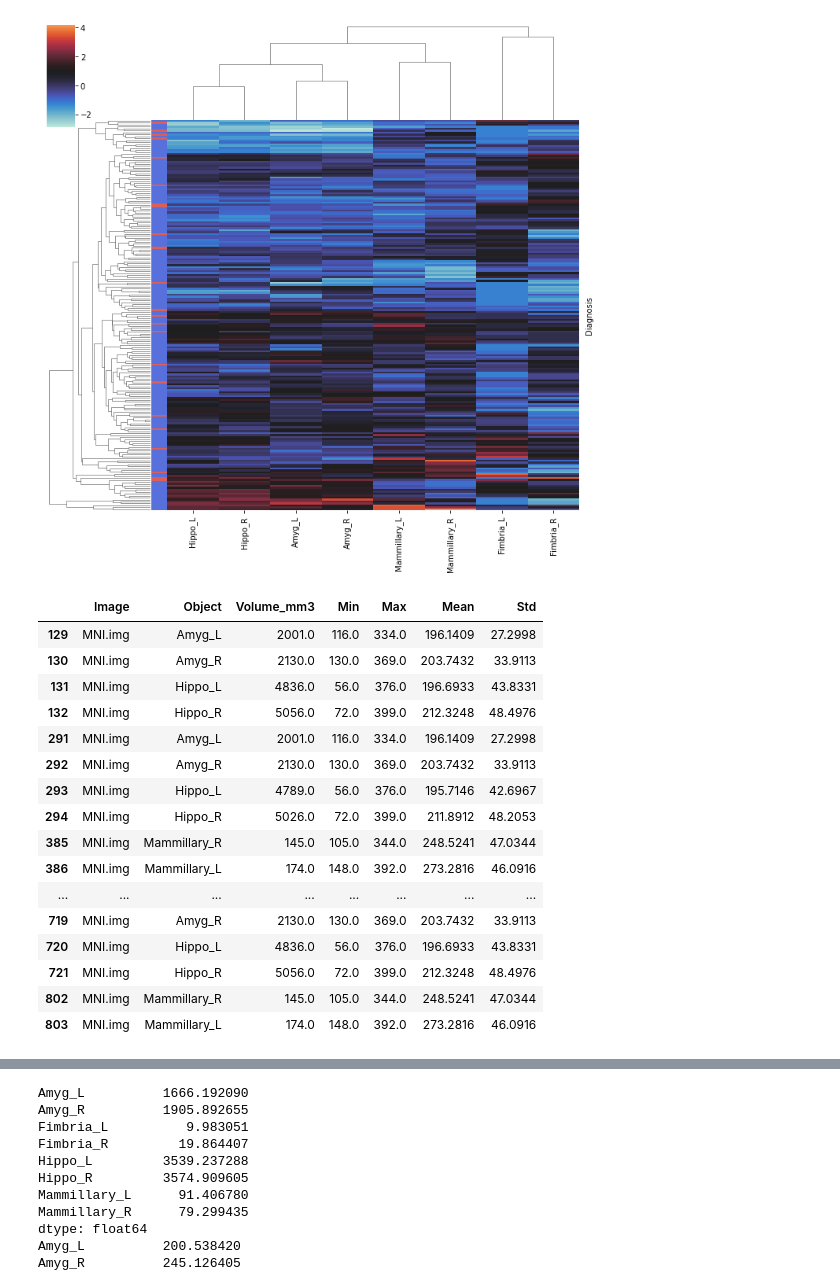
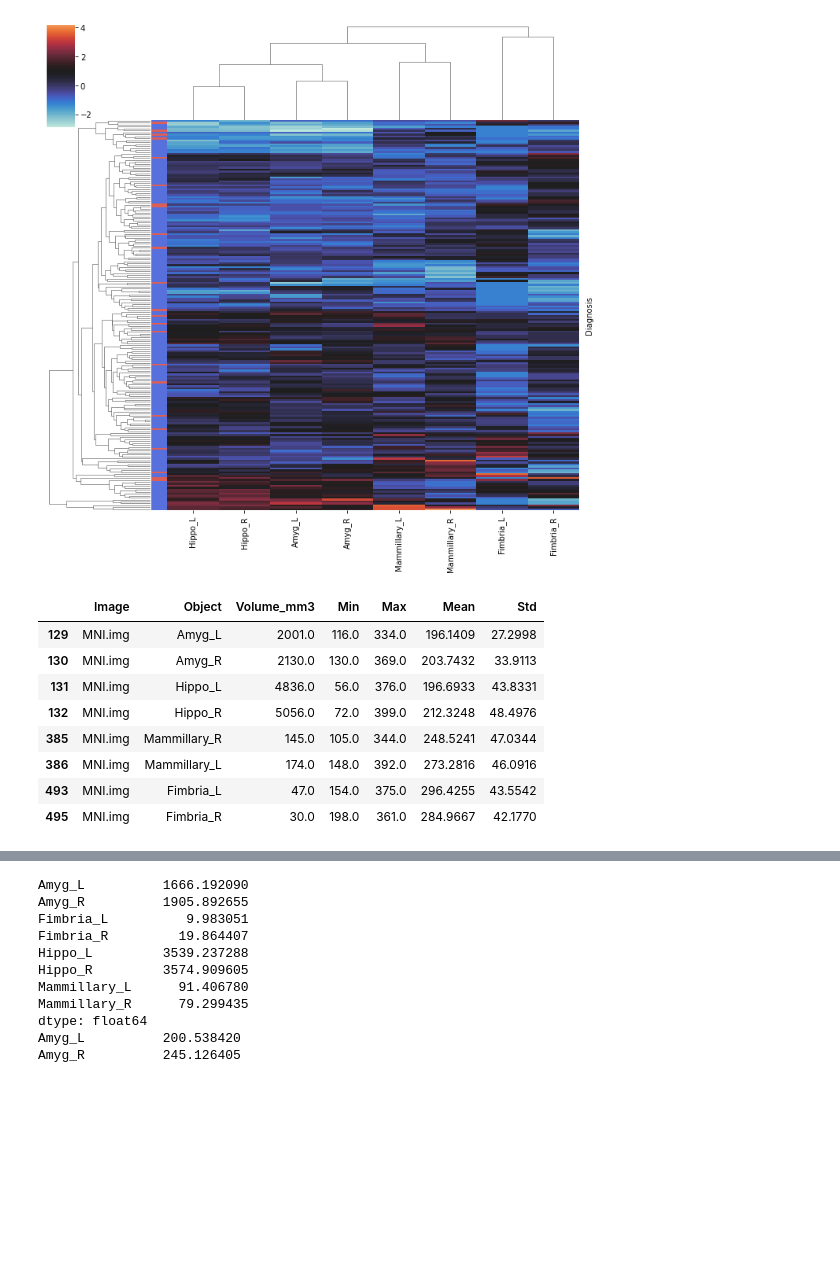
Before and after one commit to vivek-booshan/CompMed, a Jupyter notebook: analysis.ipynb, the cells around one changed output, grey strips where cells are left out. Saved outputs shown, nothing was run; the diff lists cells and outputs as text; code cells hidden in the pictures; blank space fills up the shorter version.

```diff
--- a/analysis.ipynb
+++ b/analysis.ipynb
@@ -95,28 +95,20 @@ cluster = sns.clustermap(
 # %%
 FILEPATH = "output/MNI_286Labels_corrected_stats.txt"
 MNI_stats = pd.read_csv(FILEPATH, sep="\t", skiprows=9, header=None).drop(columns=7)
 MNI_stats.columns = ['Image', 'Object', 'Volume_mm3', 'Min', 'Max', 'Mean', 'Std']
 
-MNI_BIOCARD_stats = MNI_stats[MNI_stats["Object"].isin(BIOCARD.columns)]
+MNI_BIOCARD_stats = MNI_stats[MNI_stats["Object"].isin(BIOCARD.columns)].drop_duplicates(subset="Object")
 MNI_BIOCARD_stats
 # %% [output]
 |  | Image | Object | Volume_mm3 | Min | Max | Mean | Std |
 | 129 | MNI.img | Amyg_L | 2001.0 | 116.0 | 334.0 | 196.1409 | 27.2998 |
 | 130 | MNI.img | Amyg_R | 2130.0 | 130.0 | 369.0 | 203.7432 | 33.9113 |
 | 131 | MNI.img | Hippo_L | 4836.0 | 56.0 | 376.0 | 196.6933 | 43.8331 |
 | 132 | MNI.img | Hippo_R | 5056.0 | 72.0 | 399.0 | 212.3248 | 48.4976 |
-| 291 | MNI.img | Amyg_L | 2001.0 | 116.0 | 334.0 | 196.1409 | 27.2998 |
-| 292 | MNI.img | Amyg_R | 2130.0 | 130.0 | 369.0 | 203.7432 | 33.9113 |
-| 293 | MNI.img | Hippo_L | 4789.0 | 56.0 | 376.0 | 195.7146 | 42.6967 |
-| 294 | MNI.img | Hippo_R | 5026.0 | 72.0 | 399.0 | 211.8912 | 48.2053 |
 | 385 | MNI.img | Mammillary_R | 145.0 | 105.0 | 344.0 | 248.5241 | 47.0344 |
 | 386 | MNI.img | Mammillary_L | 174.0 | 148.0 | 392.0 | 273.2816 | 46.0916 |
-| ... | ... | ... | ... | ... | ... | ... | ... |
-| 719 | MNI.img | Amyg_R | 2130.0 | 130.0 | 369.0 | 203.7432 | 33.9113 |
-| 720 | MNI.img | Hippo_L | 4836.0 | 56.0 | 376.0 | 196.6933 | 43.8331 |
-| 721 | MNI.img | Hippo_R | 5056.0 | 72.0 | 399.0 | 212.3248 | 48.4976 |
-| 802 | MNI.img | Mammillary_R | 145.0 | 105.0 | 344.0 | 248.5241 | 47.0344 |
-| 803 | MNI.img | Mammillary_L | 174.0 | 148.0 | 392.0 | 273.2816 | 46.0916 |
+| 493 | MNI.img | Fimbria_L | 47.0 | 154.0 | 375.0 | 296.4255 | 43.5542 |
+| 495 | MNI.img | Fimbria_R | 30.0 | 198.0 | 361.0 | 284.9667 | 42.1770 |
 # %%
 volumes = tuple(MNI_BIOCARD_stats["Volume_mm3"])
 dictmu = dict(mu)
```
Also changed, not shown: parts of 4 cells of this notebook.
